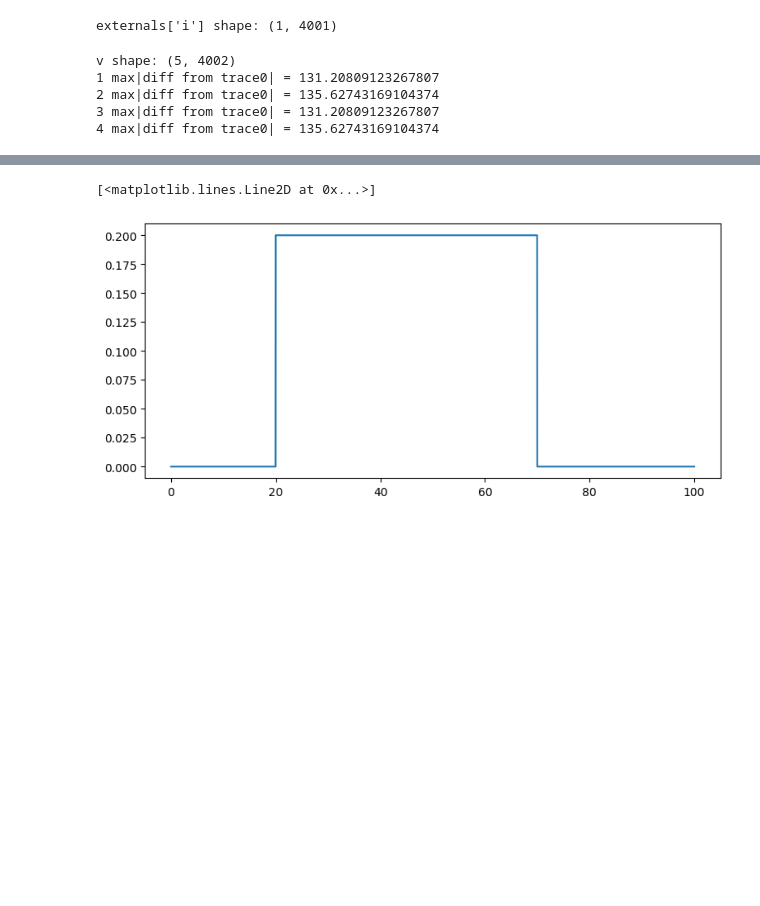
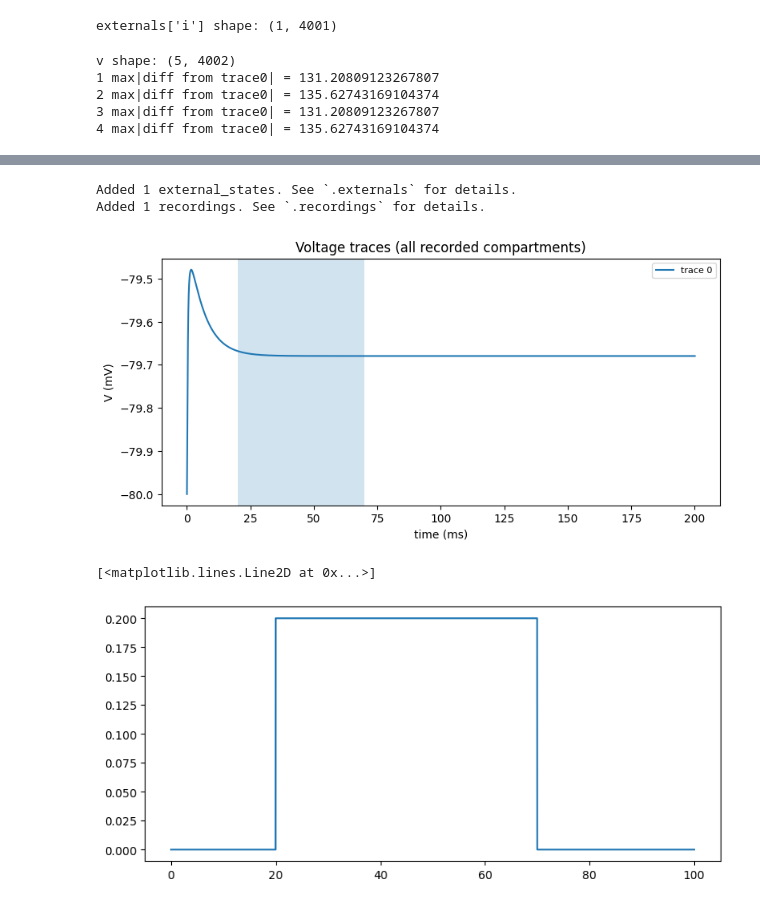
Before and after one commit to itzelts/jaxneuro, a Jupyter notebook: notebooks/biophysical/modconvertor.ipynb, the cells around one changed output, grey strips where cells are left out. Drawn from its saved outputs; the diff is of its cells as text; code cells hidden in the pictures; blank space fills up the shorter version.

```diff
--- a/notebooks/biophysical/modconvertor.ipynb
+++ b/notebooks/biophysical/modconvertor.ipynb
@@ -618,3 +646,35 @@ plt.show()
+# %%
+dt = 0.025
+t_max = 200.0
+I = jx.step_current(i_delay=100.0, i_dur=50.0, i_amp=0.0, delta_t=dt, t_max=t_max)
+
+cell.delete_stimuli()
+cell.delete_recordings()
+
+cell.branch(0).comp(0).stimulate(I)      # soma-only
+cell.branch(0).comp(0).record("v")
+
+v = jx.integrate(cell, delta_t=dt)
+# %% [output]
+Added 1 external_states. See `.externals` for details.
+Added 1 recordings. See `.recordings` for details.
+# %%
+v_arr = np.array(v)
+T = v_arr.shape[1]
+t = np.arange(T) * dt
+
+plt.figure(figsize=(9,4))
+for i in range(v_arr.shape[0]):
+    plt.plot(t, v_arr[i], label=f"trace {i}")
+
+plt.axvspan(20.0, 70.0, alpha=0.2)
+plt.xlabel("time (ms)")
+plt.ylabel("V (mV)")
+plt.legend(fontsize=8)
+plt.title("Voltage traces (all recorded compartments)")
+plt.show()
+# %% [output]
+[figure, added]
 # %%
 # print step current
 
```
Also changed, not shown: parts of 4 cells of this notebook, 1 other file.
